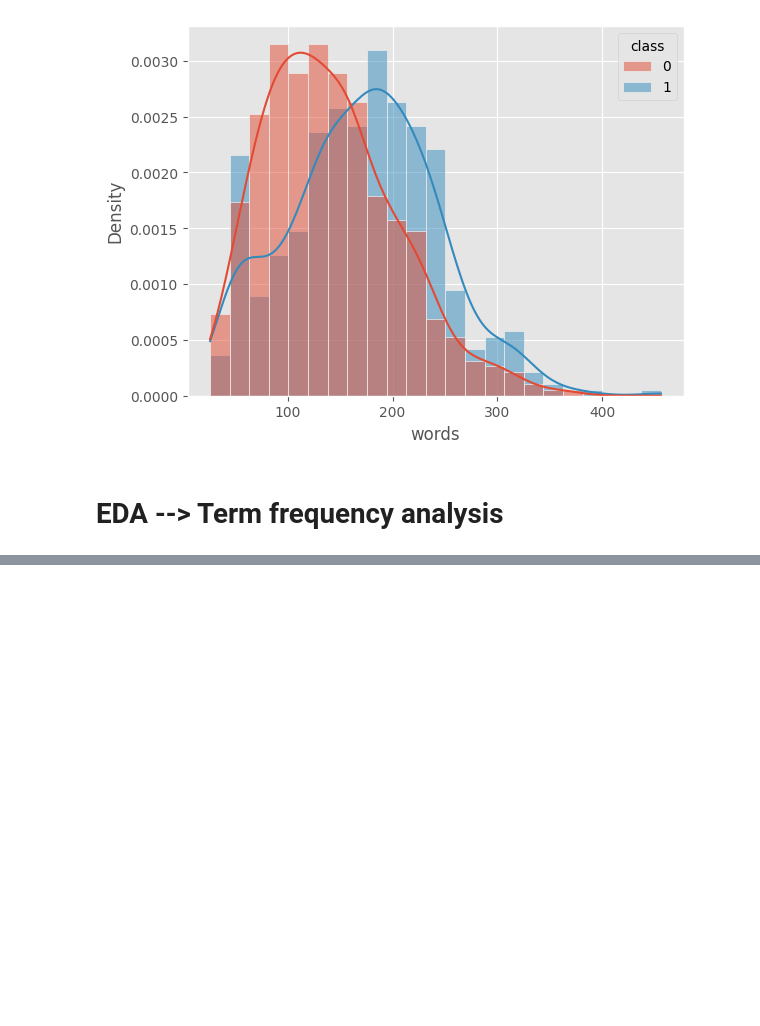
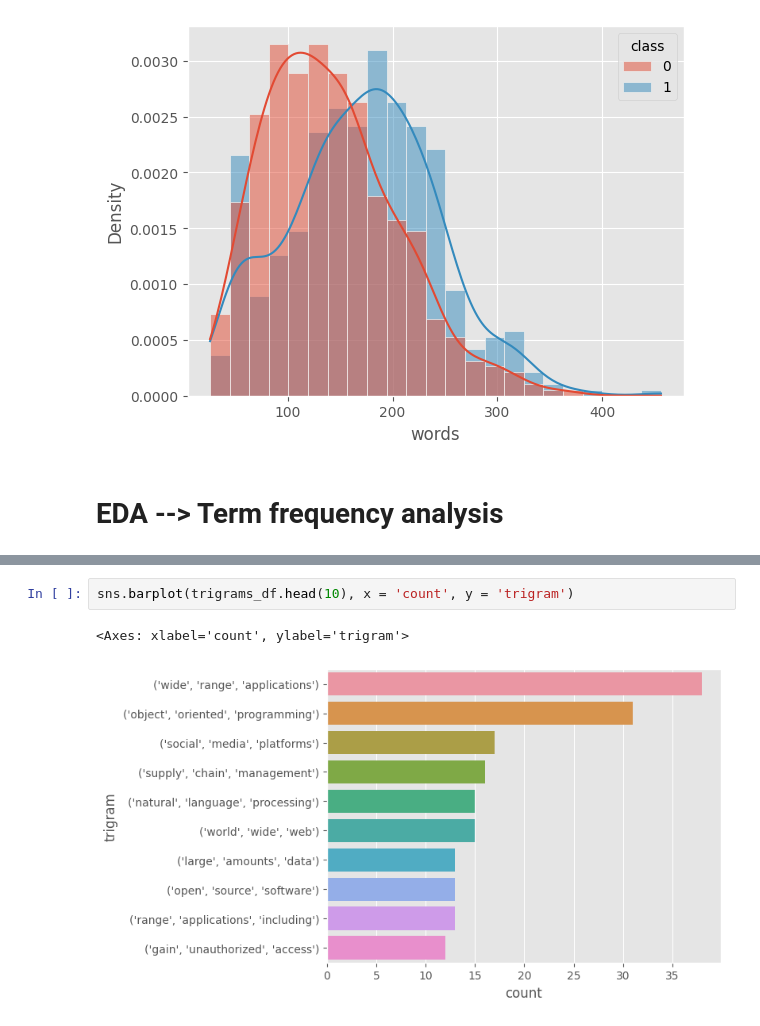
Before and after one commit to do3-173/FDS_Final, a Jupyter notebook: Eda_Preprocessing.ipynb, the cells around one changed output, grey strips where cells are left out. Cells and saved outputs as stored; diff of their text form; blank space fills up the shorter version.

```diff
--- a/Eda_Preprocessing.ipynb
+++ b/Eda_Preprocessing.ipynb
@@ -122,0 +215,5 @@ sns.histplot(data = data, x = 'words', hue="class", kde= True, stat = 'density'
+# %%
+sns.barplot(trigrams_df.head(10), x = 'count', y = 'trigram')
+# %% [output]
+<Axes: xlabel='count', ylabel='trigram'>
+[figure, added]
```
Also changed, not shown: parts of 20 cells of this notebook, 2 other files.
